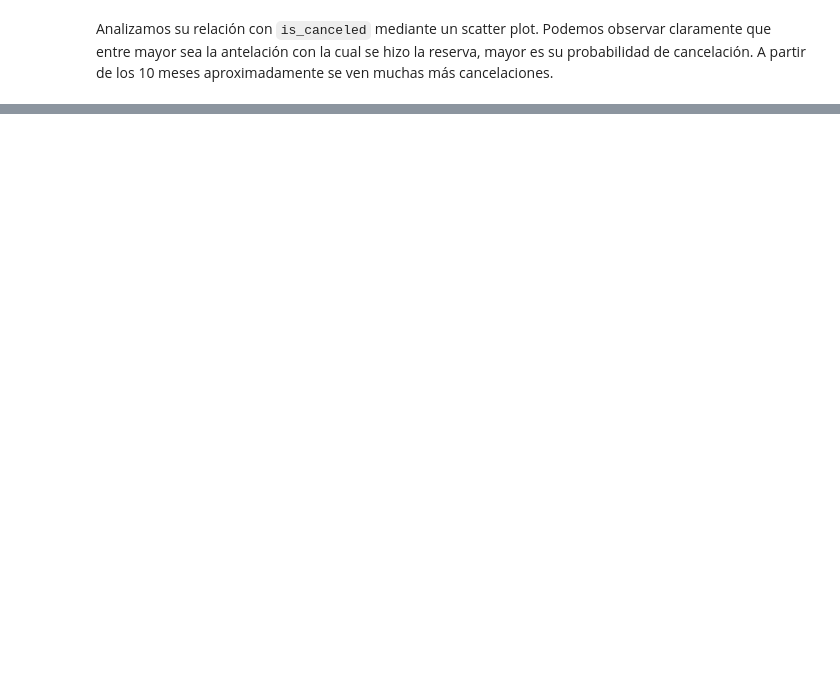
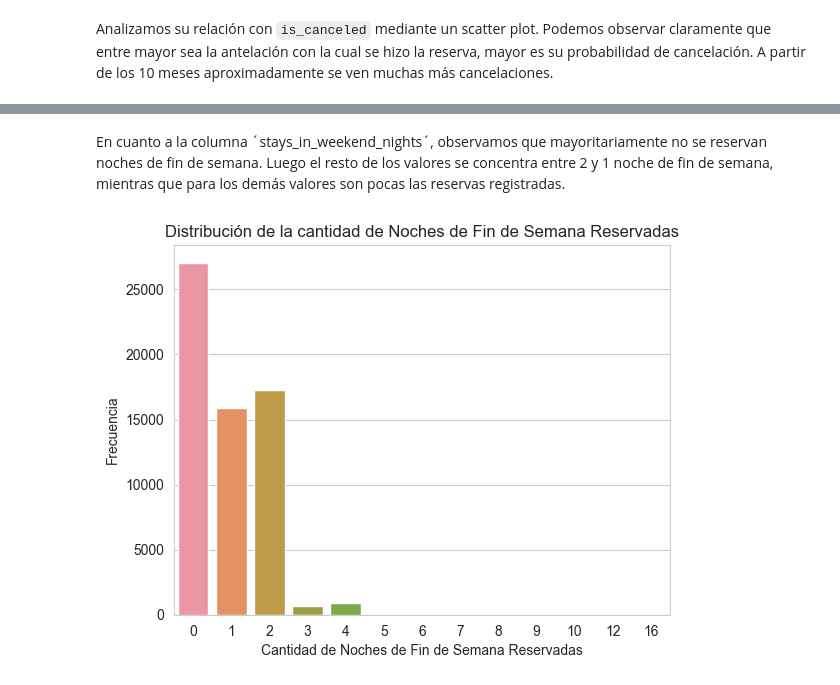
Before and after one commit to mrinkspot/Data-Science-and-Machine-Learning-Projects, a Jupyter notebook: notebook_tp.ipynb, the cells around one changed output, grey strips where cells are left out. Cells and saved outputs as stored; diff of their text form; code cells hidden in the pictures; blank space fills up the shorter version.

Commit message:
Analisis de stays_in_weekend_nights, stays_in_week_nights y days_in_waiting_list. Para esta ultima hay dudas

```diff
--- a/notebook_tp.ipynb
+++ b/notebook_tp.ipynb
@@ -668,0 +672,13 @@ plt.show()
+# %% [markdown]
+En cuanto a la columna ´stays_in_weekend_nights´, observamos que mayoritariamente no se reservan noches de fin de semana. Luego el resto de los valores se concentra entre 2 y 1 noche de fin de semana, mientras que para los demás valores son pocas las reservas registradas.
+# %%
+grafico = sns.countplot(x='stays_in_weekend_nights', data=ds_trabajo)
+
+grafico.yaxis.set_major_locator(plt.MultipleLocator(5000))
+
+plt.xlabel('Cantidad de Noches de Fin de Semana Reservadas')
+plt.ylabel('Frecuencia')
+plt.title('Distribución de la cantidad de Noches de Fin de Semana Reservadas')
+plt.show()
+# %% [output]
+[figure, added]
```
Also changed, not shown: parts of 33 cells of this notebook.
